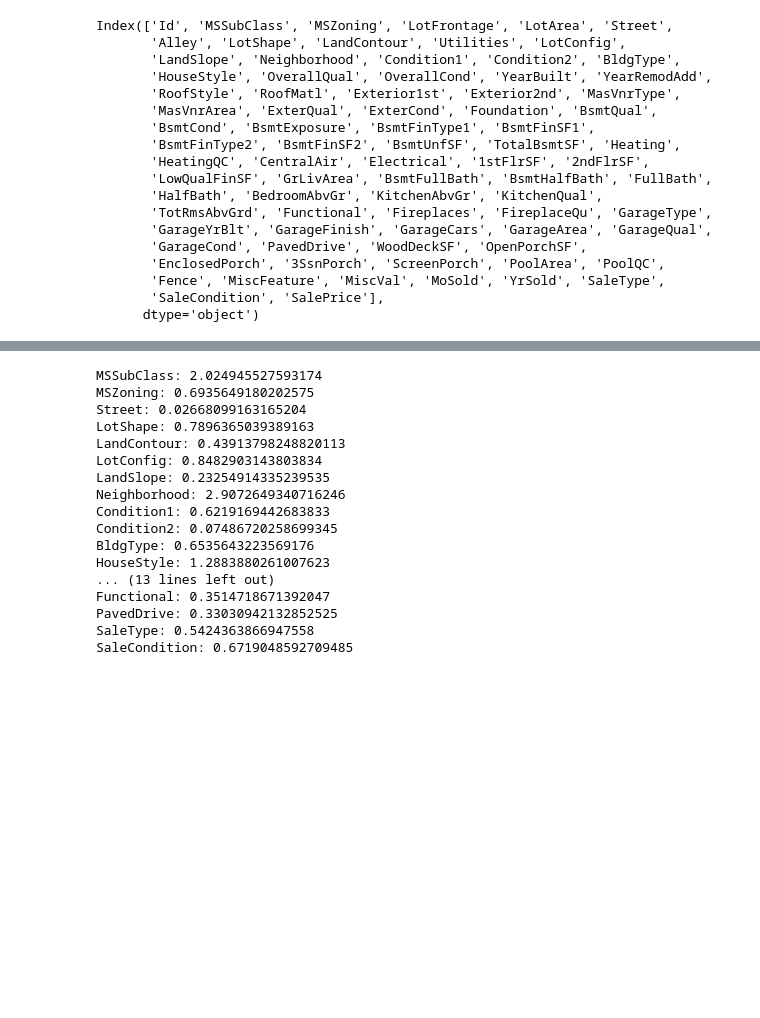
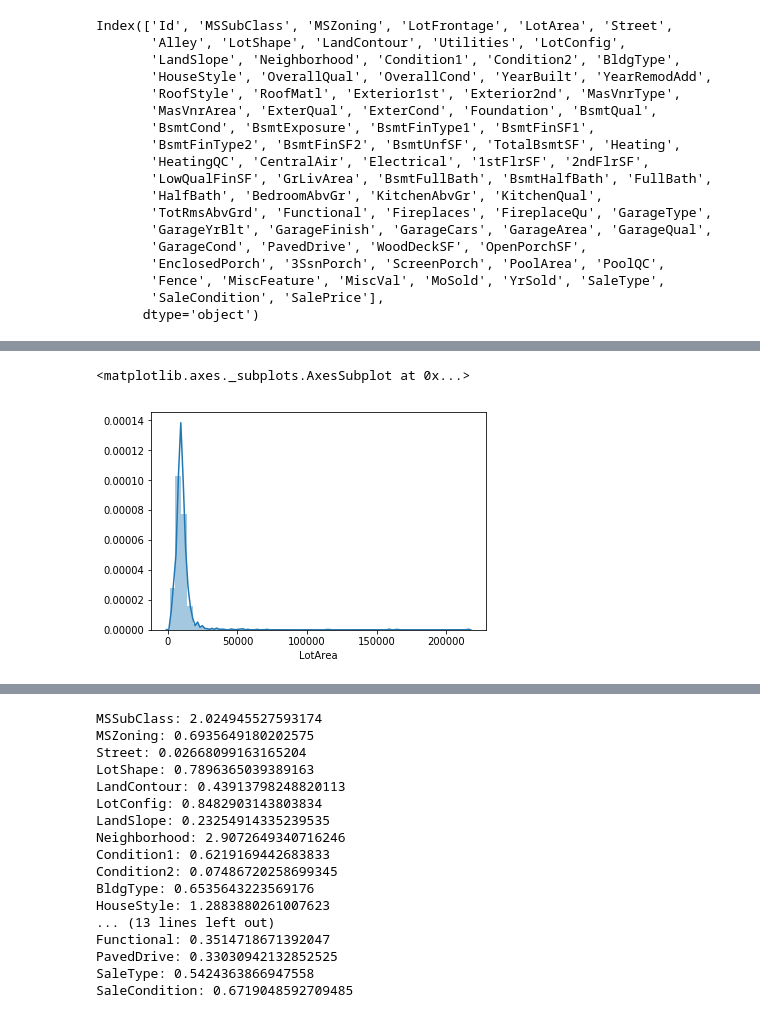
Before and after one commit to strachan/house_pricing_prediction, a Jupyter notebook: missing_values.ipynb, the cells around one changed output, grey strips where cells are left out. Saved outputs shown, nothing was run; the diff lists cells and outputs as text; code cells hidden in the pictures; blank space fills up the shorter version.

```diff
--- a/missing_values.ipynb
+++ b/missing_values.ipynb
@@ -121,0 +183,5 @@ Index(['MSSubClass', 'MSZoning', 'LotFrontage', 'LotArea', 'Street',
+# %%
+sns.distplot(x['LotArea'])
+# %% [output]
+<matplotlib.axes._subplots.AxesSubplot at 0x...>
+[figure, added]
```
Also changed, not shown: parts of 48 cells of this notebook.
